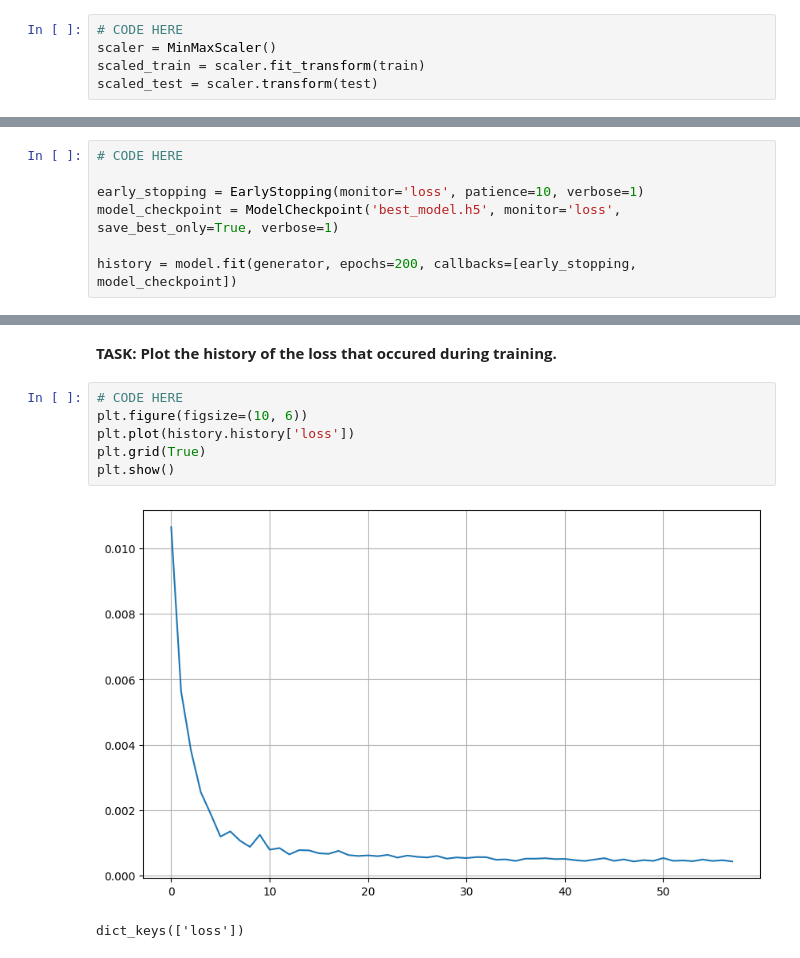
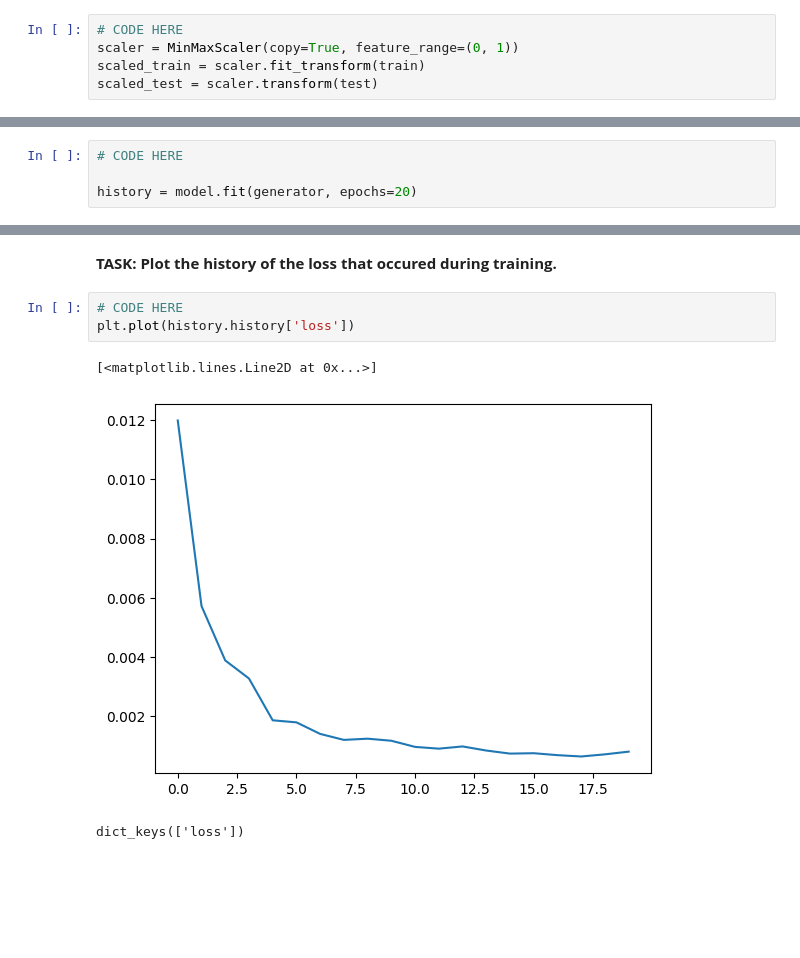
Before and after one commit to mhmod01110/Time_Series_ITI, a Jupyter notebook: Lab_2/02_RNN_Exercise_SOLVED.ipynb, the cells around one changed output, grey strips where cells are left out. Saved outputs shown, nothing was run; the diff lists cells and outputs as text; blank space fills up the shorter version.

```diff
--- a/Lab_2/02_RNN_Exercise_SOLVED.ipynb
+++ b/Lab_2/02_RNN_Exercise_SOLVED.ipynb
@@ -129,6 +134,6 @@ len(test)
 **TASK: Use a MinMaxScaler to scale the train and test sets into scaled versions.**
 # %%
 # CODE HERE
-scaler = MinMaxScaler()
+scaler = MinMaxScaler(copy=True, feature_range=(0, 1))
 scaled_train = scaler.fit_transform(train)
 scaled_test = scaler.transform(test)
@@ -186,10 +193,3 @@ Non-trainable params: 0
 _________________________________________________________________
 # %% [markdown]
 **TASK: Fit the model to the generator (it should be a lot of epochs, but do as many as you have the patience for! :)**
-# %%
-# CODE HERE
-
-early_stopping = EarlyStopping(monitor='loss', patience=10, verbose=1)
-model_checkpoint = ModelCheckpoint('best_model.h5', monitor='loss', save_best_only=True, verbose=1)
-
-history = model.fit(generator, epochs=200, callbacks=[early_stopping, model_checkpoint])
@@ -216,0 +196,4 @@ Epoch 58: early stopping
+# %%
+# CODE HERE
+
+history = model.fit(generator, epochs=20)
@@ -241,12 +244,10 @@ Epoch 10/10
 **TASK: Plot the history of the loss that occured during training.**
 # %%
 # CODE HERE
-plt.figure(figsize=(10, 6))
 plt.plot(history.history['loss'])
-plt.grid(True)
-plt.show()
 # %% [output]
+[<matplotlib.lines.Line2D at 0x...>]
-[figure, old version]
+[figure, new version]
 # %%
 # %% [output]
 dict_keys(['loss'])
```
Also changed, not shown: parts of 15 cells of this notebook, 1 other file.
